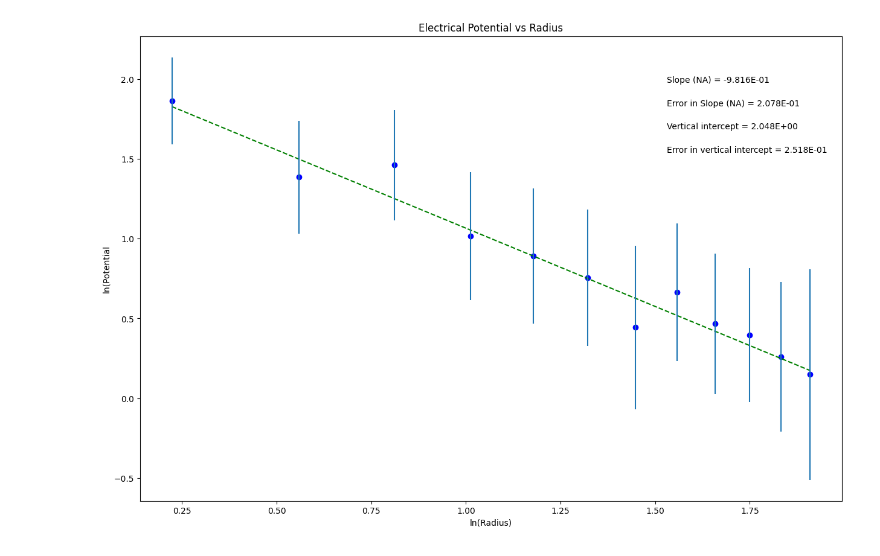
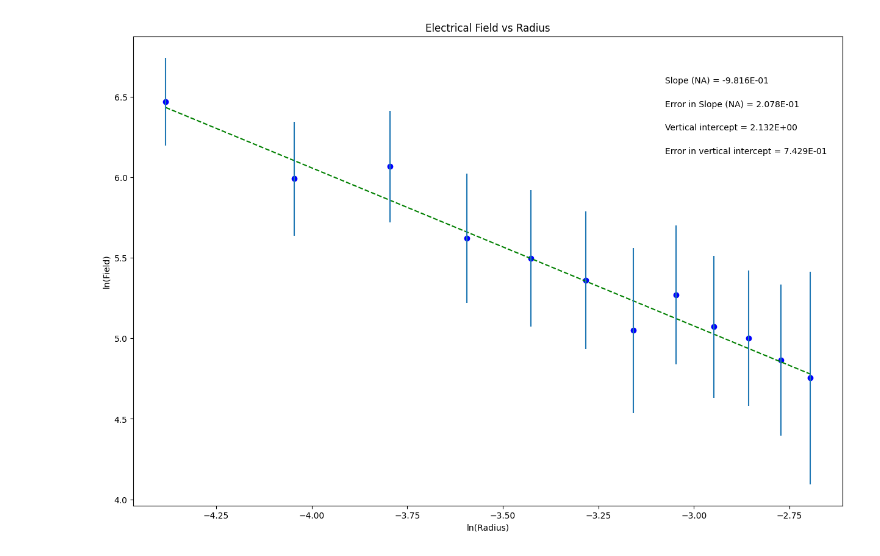
Before and after one commit to theArzt-KaelanC/PHYS218, a Jupyter notebook: Lab01_Electric_Fields_and_Potential.ipynb, the cells around one changed output. Cells and saved outputs as stored; diff of their text form; code cells hidden in the pictures.

```diff
--- a/Lab01_Electric_Fields_and_Potential.ipynb
+++ b/Lab01_Electric_Fields_and_Potential.ipynb
@@ -19,11 +19,11 @@ import matplotlib.pyplot as plt
 #variable names should start with a letter and must contain only letters, numbers, and underscores
 
 
-radius = np.array([0.22314355131421, 0.559615787935423, 0.810930216216329, 1.01160091167848, 1.17865499634165, 1.32175583998232, 1.44691898293633, 1.55814461804655, 1.65822807660353, 1.74919985480926, 1.83258146374831, 1.90954250488444])
+radius = np.array([-4.38202663467388, -4.04555439805267, -3.79423996977176, -3.59356927430961, -3.42651518964645, -3.28341434600577, -3.15825120305177, -3.04702556794154, -2.94694210938456, -2.85597033117883, -2.77258872223978, -2.69562768110365])
 
-electric_potential = np.array([1.86459679318032, 1.38629436111989, 1.46171100040464, 1.01764322613444, 0.891998039305111, 0.754555808688588, 0.443830754941714, 0.66509058277742, 0.466664727980221, 0.395639213956873, 0.259282597930082, 0.148420005118273])
+electric_field = np.array([6.46976697916841, 5.99146454710798, 6.06688118639274, 5.62281341212253, 5.4971682252932, 5.35972599467668, 5.04900094092981, 5.27026076876551, 5.07183491396831, 5.00080939994496, 4.86445278391817, 4.75359019110636])
 
-err_electric_potential = np.array([0.273019138681964, 0.354080062800532, 0.345393535168257, 0.401790829440708, 0.424341971935522, 0.426683014091068, 0.513002243363848, 0.432116083579492, 0.441955527222143, 0.419570662209935, 0.469816396984678, 0.659662521558748])
+err_electric_field = np.array([0.273019138681964, 0.354080062800532, 0.345393535168258, 0.401790829440707, 0.424341971935523, 0.426683014091067, 0.513002243363849, 0.432116083579492, 0.441955527222144, 0.419570662209936, 0.469816396984678, 0.659662521558747])
 
 
 
@@ -31,15 +31,15 @@ err_electric_potential = np.array([0.273019138681964, 0.354080062800532, 0.34539
 #UPDATE VARIABLE NAMES (ON RHS OF EACH EQUAL SIGN) TO MATCH VARIABLE NAMES FOR DATA ABOVE
 
 x = radius             #this should be the array you want to plot on the x axis
-y = electric_potential             #this should be the array you want to plot on the y axis
-dy = err_electric_potential        #this should be your error in y array
+y = electric_field             #this should be the array you want to plot on the y axis
+dy = err_electric_field        #this should be your error in y array
 
 
 #UPDATE EACH OF THESE 4 STRINGS FOR YOUR PLOT LABELS AS YOU WANT THEM TO APPEAR
 
-plot_title= 'Electrical Potential vs Radius'
+plot_title= 'Electrical Field vs Radius'
 x_label= 'ln(Radius)'
-y_label= 'ln(Potential'
+y_label= 'ln(Field)'
 slope_units= 'NA'
 
 #UPDATE ANNOTATION PLACEMENT SO IT'S OUT OF WAY OF PLOTTED DATA AND BEST FIT LINE
@@ -92,31 +92,31 @@ elif annotation_placement==3 or annotation_placement==4:
 #Don't need to change anything in this section!
 
 #Plot data on graph. Plot error bars and place values for slope,
 #error in slope, and vertical intercept (plus error) on the plot using "annotate"
 
 plt.figure(figsize=(15,10))
 
 plt.plot(x, fit, color='green', linestyle='--')
 plt.scatter(x, y, color='blue', marker='o')
 
 plt.xlabel(x_label)
 plt.ylabel(y_label)
 plt.title(plot_title)
 
 plt.errorbar(x, y, yerr=dy, xerr=None, fmt="none") #don't need to plot x error bars
 
 plt.annotate('Slope ({}) = {value:.{digits}E}'.format(slope_units,value=m, digits=3),
              (xpos, ypos[0]), xycoords='axes fraction')
 
 plt.annotate('Error in Slope ({}) = {value:.{digits}E}'.format(slope_units,value=dm, digits=3),
              (xpos, ypos[1]), xycoords='axes fraction')
 
 plt.annotate('Vertical intercept = {value:.{digits}E}'.format(value=b, digits=3),
              (xpos, ypos[2]), xycoords='axes fraction')
 
 plt.annotate('Error in vertical intercept = {value:.{digits}E}'.format(value=db, digits=3),
              (xpos, ypos[3]), xycoords='axes fraction')
 
 plt.show()
 # %% [output]
-[figure, old version]
+[figure, new version]
```
